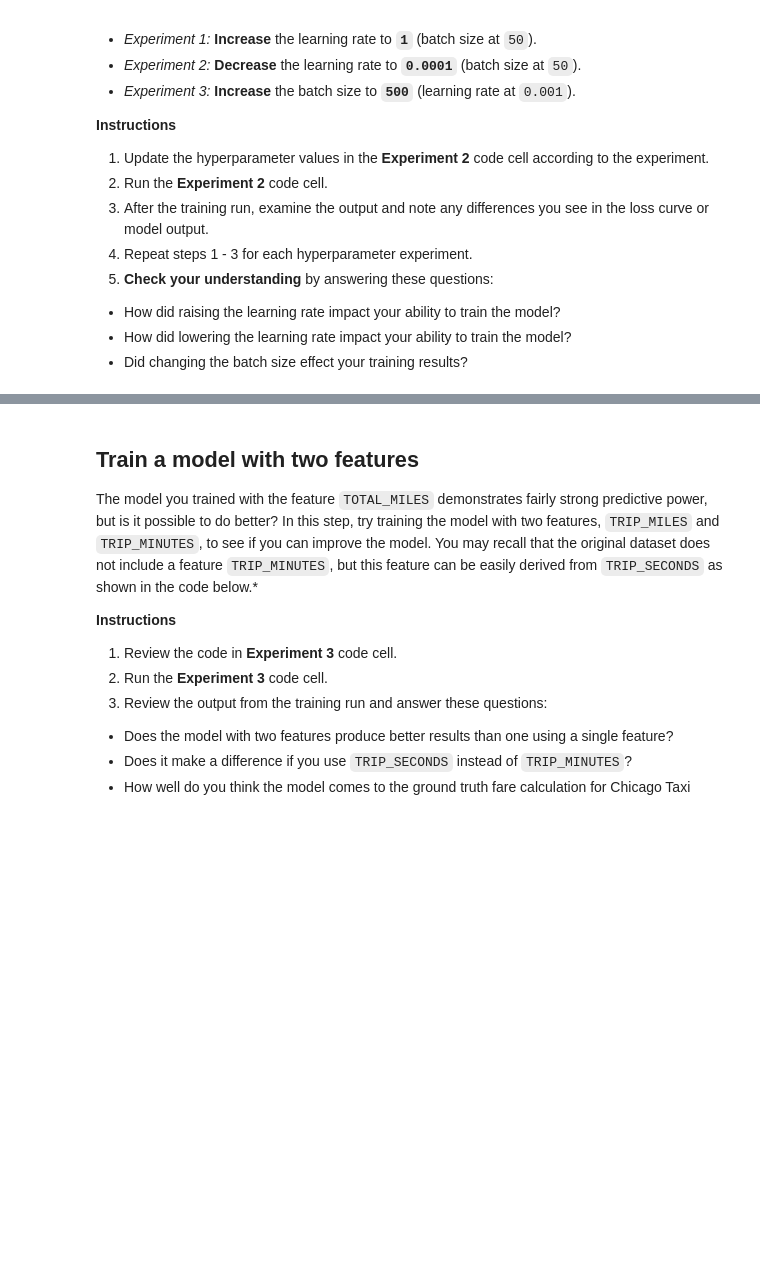
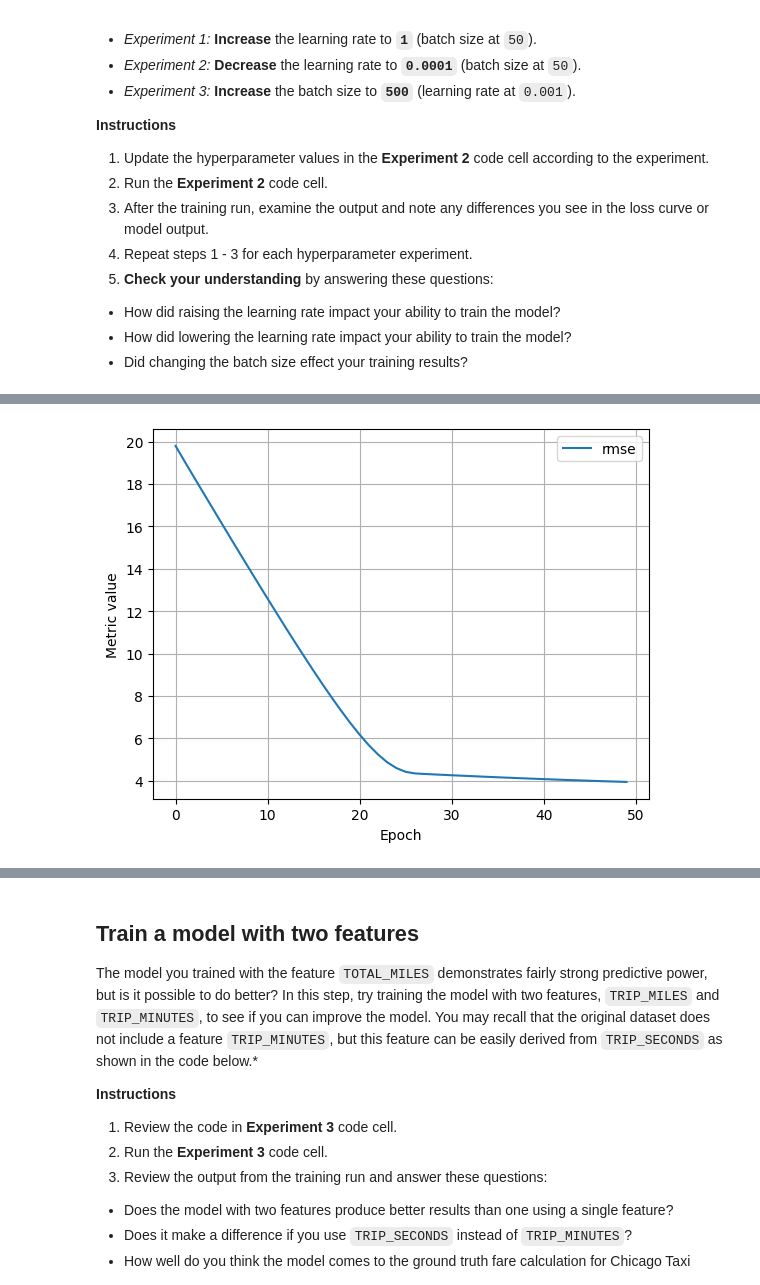
Before and after one commit to ehermance/web-dev-learning-labs, a Jupyter notebook: ml/cc/exercises/linear_regression_taxi.ipynb, the cells around one changed output, grey strips where cells are left out. Saved outputs shown, nothing was run; the diff lists cells and outputs as text; code cells hidden in the pictures; blank space fills up the shorter version.

```diff
--- a/ml/cc/exercises/linear_regression_taxi.ipynb
+++ b/ml/cc/exercises/linear_regression_taxi.ipynb
@@ -458,8 +476,8 @@ It is common with machine learning to run multiple experiments to find the best
 # TODO - Adjust these hyperparameters to see how they impact a training run.
 settings_2 = ml_edu.experiment.ExperimentSettings(
     learning_rate = 0.001,
-    number_epochs = 20,
-    batch_size = 50,
+    number_epochs = 50,
+    batch_size = 500,
     input_features = ['TRIP_MILES']
 )
 
@@ -471,3 +489,4 @@ experiment_2 = train_model('one_feature_hyper', model_2, training_df, 'FARE', se
 
 ml_edu.results.plot_experiment_metrics(experiment_2, ['rmse'])
 ml_edu.results.plot_model_predictions(experiment_2, training_df, 'FARE')
+# %% [output]
@@ -474,3 +511,4 @@ ml_edu.results.plot_model_predictions(experiment_2, training_df, 'FARE')
+[figure, added]
 # %%
 #@title Double-click to view answers for hyperparameter experiments
 
```
Also changed, not shown: parts of 4 cells of this notebook.
